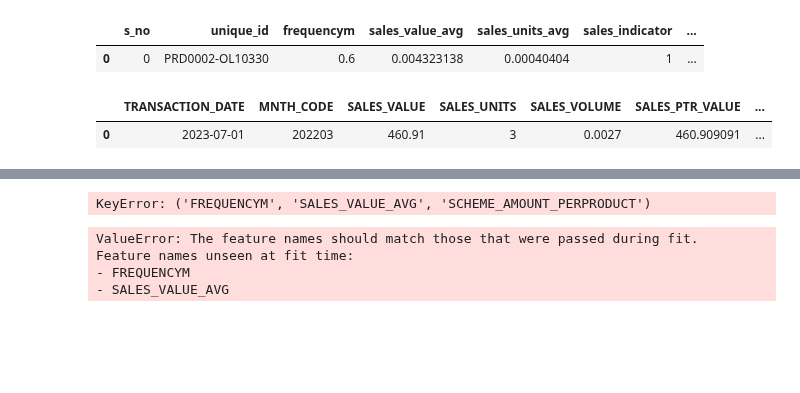
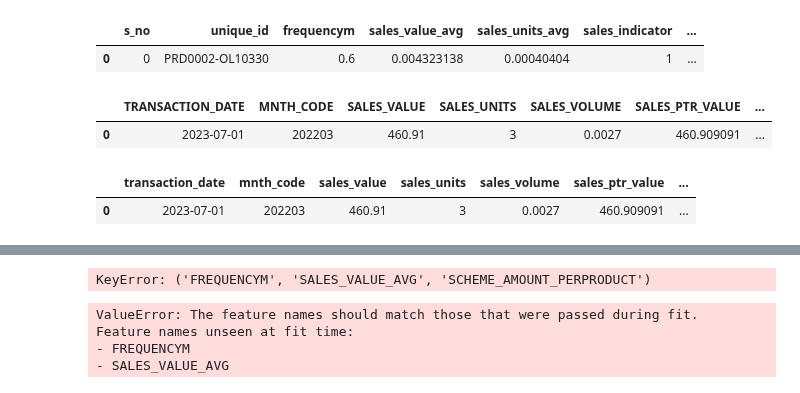
Before and after one commit to shashankpushp/hobby, a Jupyter notebook: SOL_ASSORTMENT_PLANNING_ML.ipynb, the cells around one changed output, grey strips where cells are left out. Cells and saved outputs as stored; diff of their text form; code cells hidden in the pictures; blank space fills up the shorter version.

```diff
--- a/SOL_ASSORTMENT_PLANNING_ML.ipynb
+++ b/SOL_ASSORTMENT_PLANNING_ML.ipynb
@@ -68,3 +66,9 @@ master_data.columns = master_data.columns.str.lower()
+# %%
+master_data.columns = master_data.columns.str.lower()
+master_data.head(1)
+# %% [output]
+|  | transaction_date | mnth_code | sales_value | sales_units | sales_volume | sales_ptr_value | ... |
+| 0 | 2023-07-01 | 202203 | 460.91 | 3 | 0.0027 | 460.909091 | ... |
 # %%
 master_data = sales_bangalore_2022.copy()
 master_data['mnth_code'] = pd.to_numeric(master_data['mnth_code'],errors ='coerce').astype(int)
```
Also changed, not shown: parts of 2 cells of this notebook.
